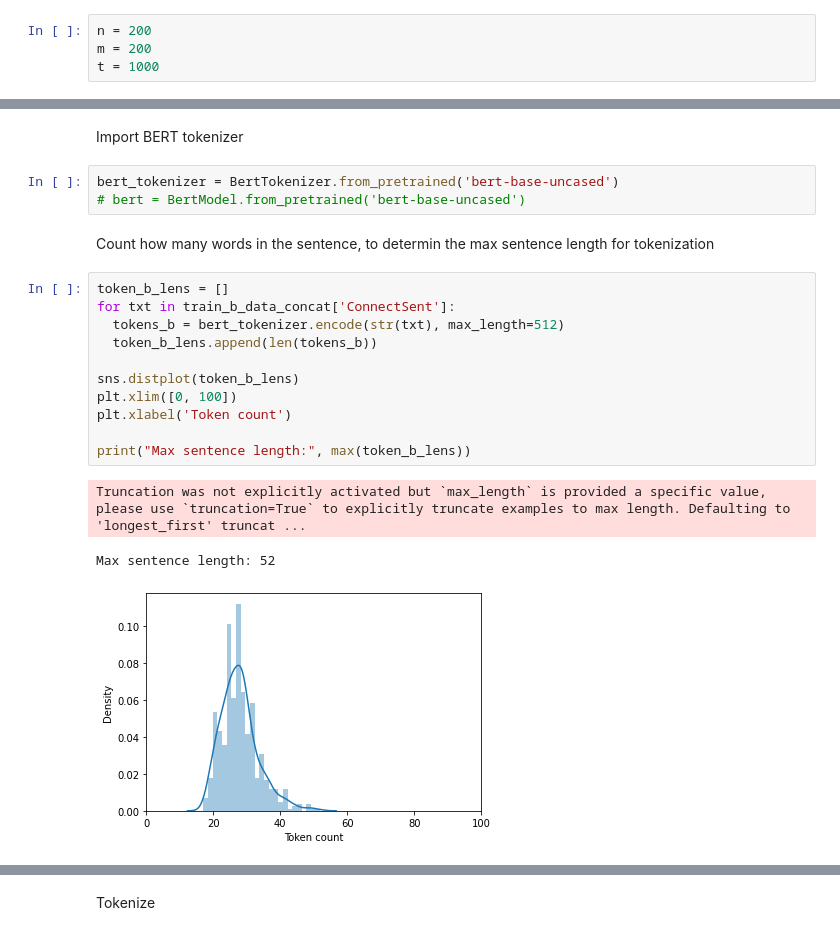
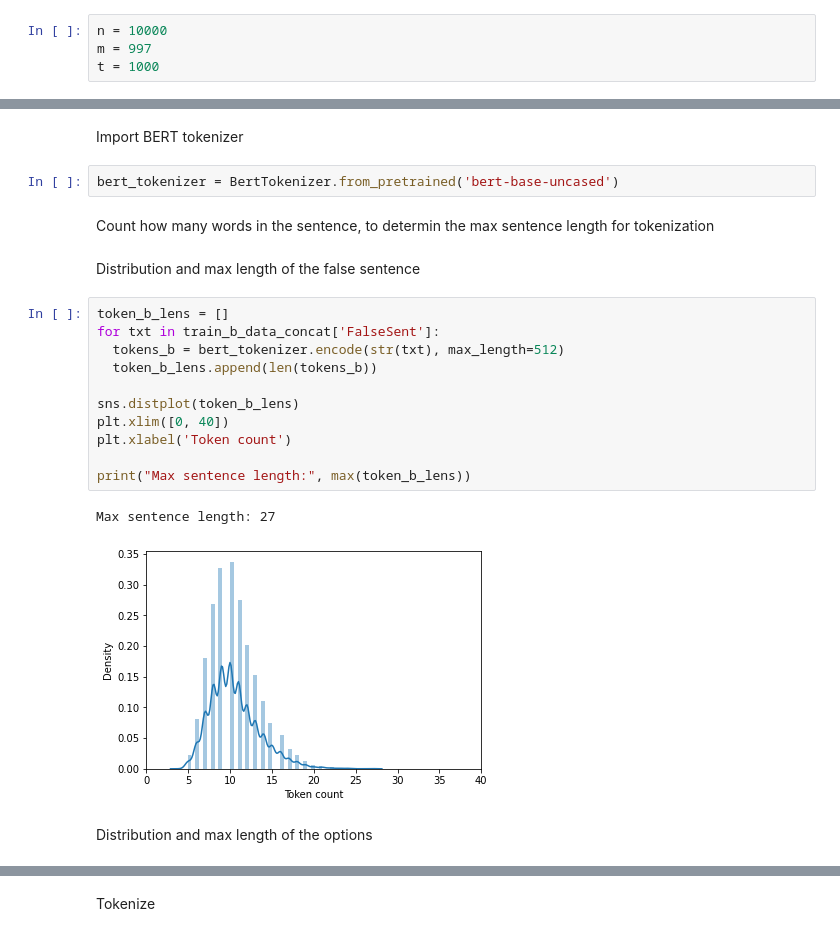
Before and after one commit to chenxicclu/MIDS_NLP_Project, a Jupyter notebook: ComVE_Subtask_B.ipynb, the cells around one changed output, grey strips where cells are left out. Drawn from its saved outputs; the diff is of its cells as text.

```diff
--- a/ComVE_Subtask_B.ipynb
+++ b/ComVE_Subtask_B.ipynb
@@ -113,5 +117,5 @@ import datetime
 # %%
-n = 200
-m = 200
+n = 10000
+m = 997
 t = 1000
 # %% [markdown]
@@ -346,21 +350,23 @@ test_b_data_concat
 Import BERT tokenizer
 # %%
 bert_tokenizer = BertTokenizer.from_pretrained('bert-base-uncased')
-# bert = BertModel.from_pretrained('bert-base-uncased')
 # %% [markdown]
 Count how many words in the sentence, to determin the max sentence length for tokenization
+# %% [markdown]
+Distribution and max length of the false sentence
 # %%
 token_b_lens = []
-for txt in train_b_data_concat['ConnectSent']:
+for txt in train_b_data_concat['FalseSent']:
   tokens_b = bert_tokenizer.encode(str(txt), max_length=512)
   token_b_lens.append(len(tokens_b))
 
 sns.distplot(token_b_lens)
-plt.xlim([0, 100])
+plt.xlim([0, 40])
 plt.xlabel('Token count')
 
 print("Max sentence length:", max(token_b_lens))
 # %% [output]
-Truncation was not explicitly activated but `max_length` is provided a specific value, please use `truncation=True` to explicitly truncate examples to max length. Defaulting to 'longest_first' truncat ...
+Max sentence length: 27
-Max sentence length: 52
-[figure, old version]
+[figure, new version]
+# %% [markdown]
+Distribution and max length of the options
```
Also changed, not shown: parts of 138 cells of this notebook.
